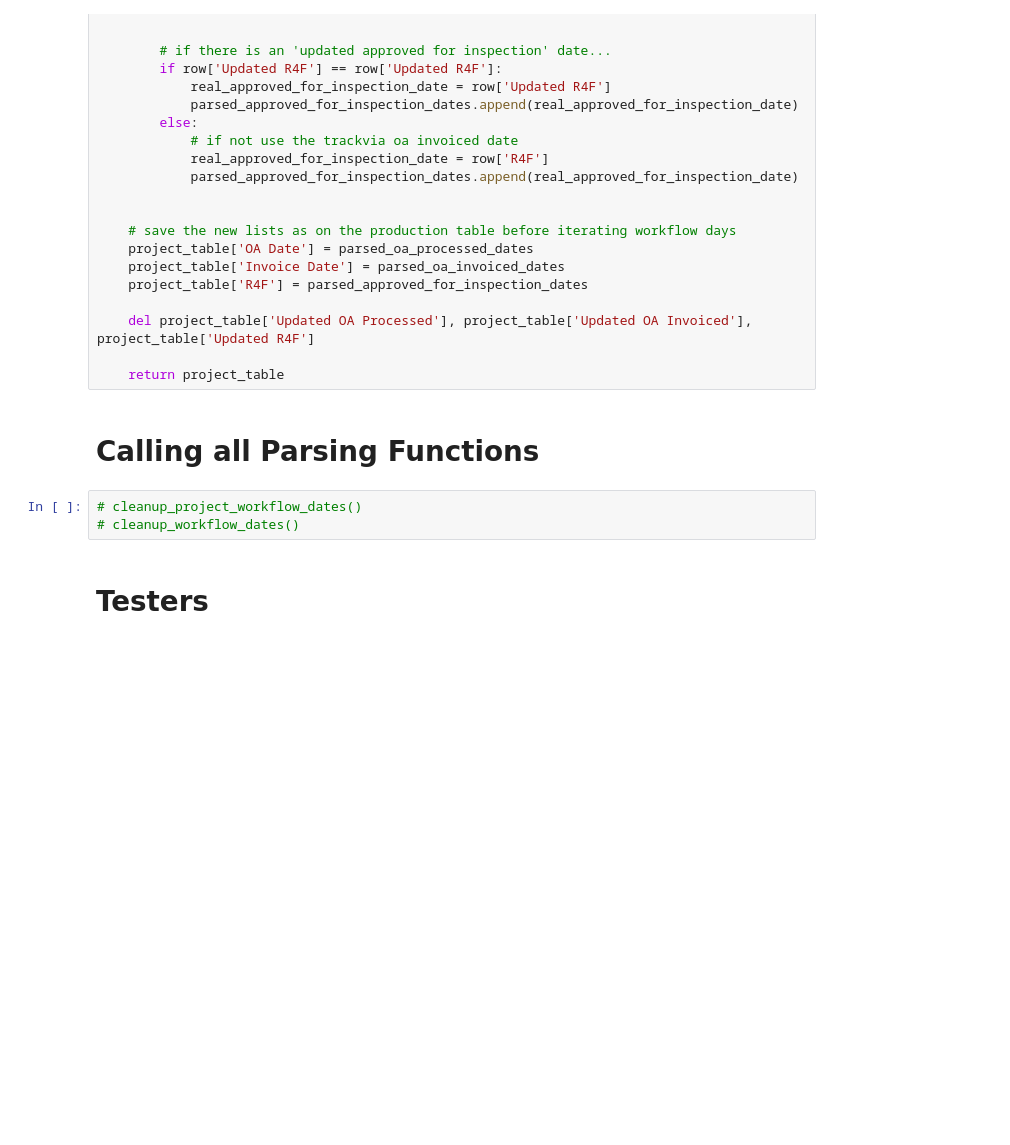
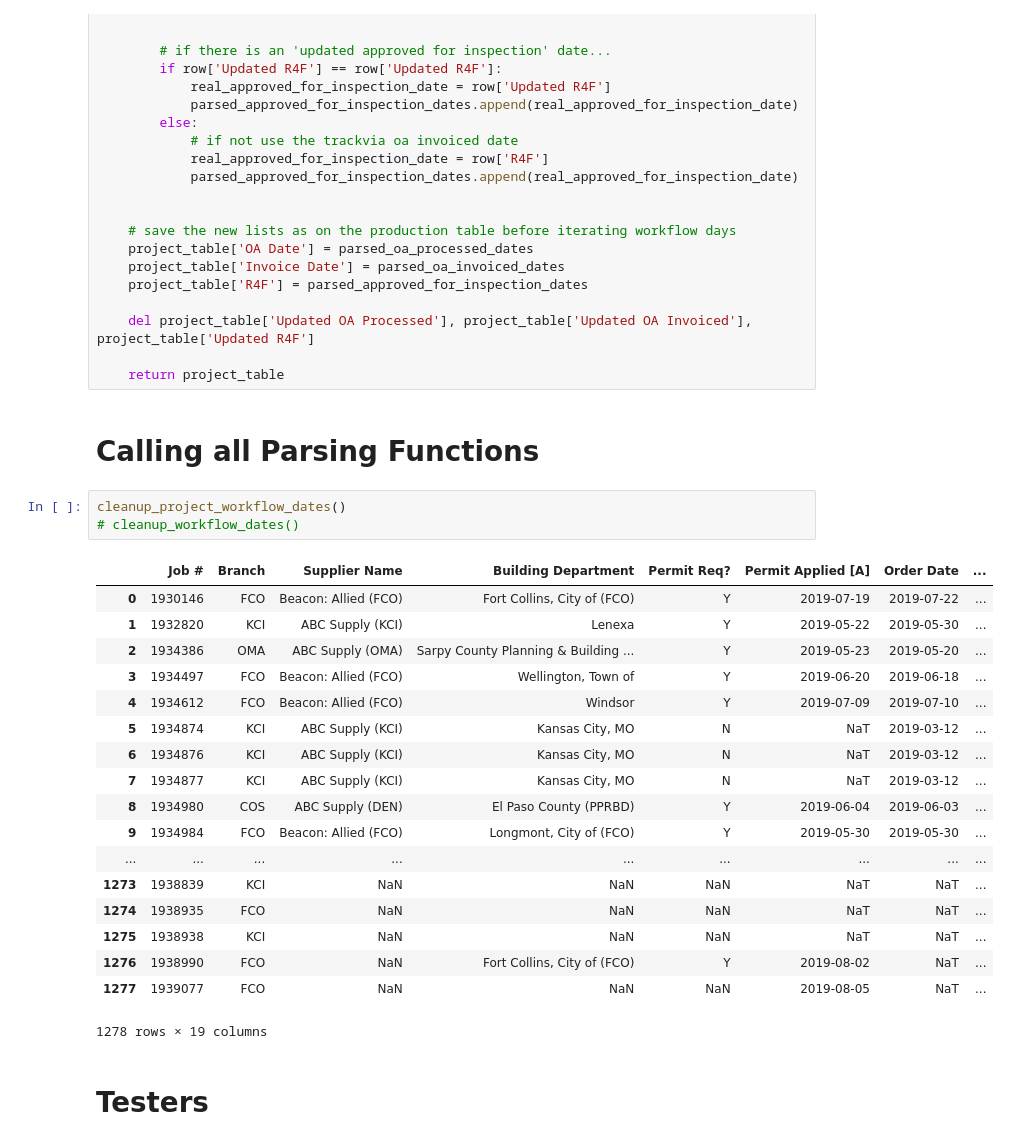
Before and after one commit to ChrisBen191/workflow_project, a Jupyter notebook: data_prep_cleanup.ipynb, the cells around one changed output. Cells and saved outputs as stored; diff of their text form; blank space fills up the shorter version.

```diff
--- a/data_prep_cleanup.ipynb
+++ b/data_prep_cleanup.ipynb
@@ -406,9 +409,28 @@ def cleanup_project_workflow_dates():
     return project_table
 # %% [markdown]
 # Calling all Parsing Functions
-# %%
-# cleanup_project_workflow_dates()
-# cleanup_workflow_dates()
+# %%
+cleanup_project_workflow_dates()
+# cleanup_workflow_dates()
+# %% [output]
+|  | Job # | Branch | Supplier Name | Building Department | Permit Req? | Permit Applied [A] | Order Date | ... |
+| 0 | 1930146 | FCO | Beacon: Allied (FCO) | Fort Collins, City of (FCO) | Y | 2019-07-19 | 2019-07-22 | ... |
+| 1 | 1932820 | KCI | ABC Supply (KCI) | Lenexa | Y | 2019-05-22 | 2019-05-30 | ... |
+| 2 | 1934386 | OMA | ABC Supply (OMA) | Sarpy County Planning & Building ... | Y | 2019-05-23 | 2019-05-20 | ... |
+| 3 | 1934497 | FCO | Beacon: Allied (FCO) | Wellington, Town of | Y | 2019-06-20 | 2019-06-18 | ... |
+| 4 | 1934612 | FCO | Beacon: Allied (FCO) | Windsor | Y | 2019-07-09 | 2019-07-10 | ... |
+| 5 | 1934874 | KCI | ABC Supply (KCI) | Kansas City, MO | N | NaT | 2019-03-12 | ... |
+| 6 | 1934876 | KCI | ABC Supply (KCI) | Kansas City, MO | N | NaT | 2019-03-12 | ... |
+| 7 | 1934877 | KCI | ABC Supply (KCI) | Kansas City, MO | N | NaT | 2019-03-12 | ... |
+| 8 | 1934980 | COS | ABC Supply (DEN) | El Paso County (PPRBD) | Y | 2019-06-04 | 2019-06-03 | ... |
+| 9 | 1934984 | FCO | Beacon: Allied (FCO) | Longmont, City of (FCO) | Y | 2019-05-30 | 2019-05-30 | ... |
+| ... | ... | ... | ... | ... | ... | ... | ... | ... |
+| 1273 | 1938839 | KCI | NaN | NaN | NaN | NaT | NaT | ... |
+| 1274 | 1938935 | FCO | NaN | NaN | NaN | NaT | NaT | ... |
+| 1275 | 1938938 | KCI | NaN | NaN | NaN | NaT | NaT | ... |
+| 1276 | 1938990 | FCO | NaN | Fort Collins, City of (FCO) | Y | 2019-08-02 | NaT | ... |
+| 1277 | 1939077 | FCO | NaN | NaN | NaN | 2019-08-05 | NaT | ... |
+1278 rows × 19 columns
 # %% [markdown]
 # Testers
 # %%
```
Also changed, not shown: parts of 1 cell of this notebook, 1 other file.
